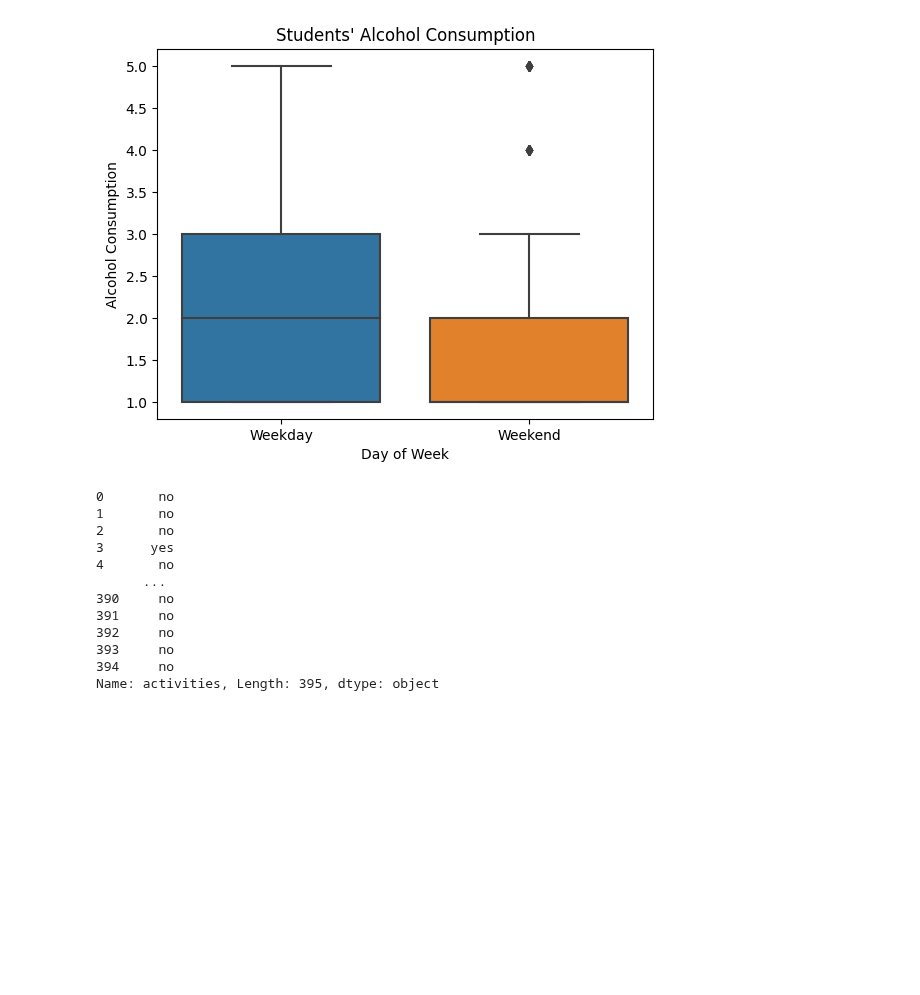
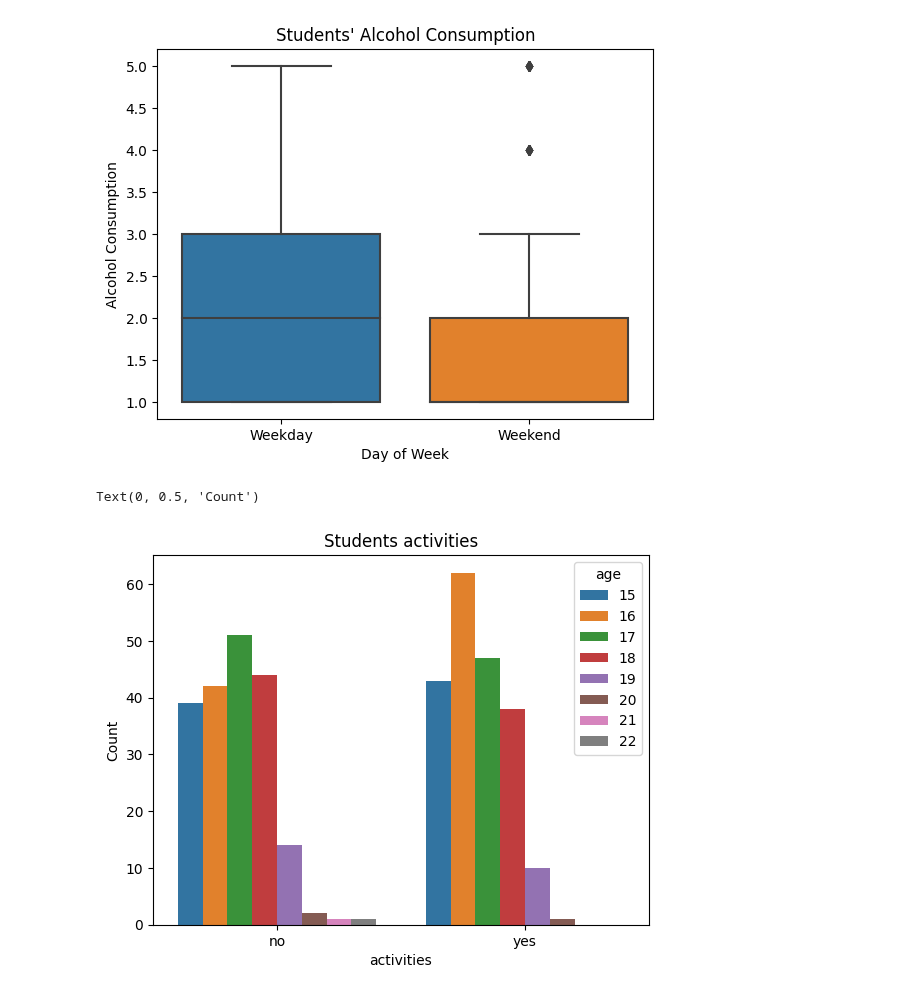
Before and after one commit to latifkara/dataScienceProjects, a Jupyter notebook: School_Conumption/SchoolConsumption.ipynb, the cells around one changed output. Saved outputs shown, nothing was run; the diff lists cells and outputs as text; code cells hidden in the pictures; blank space fills up the shorter version.

Commit message:
School Project | update

```diff
--- a/School_Conumption/SchoolConsumption.ipynb
+++ b/School_Conumption/SchoolConsumption.ipynb
@@ -300,17 +314,9 @@ Text(0, 0.5, 'Alcohol Consumption')
 [figure]
 # %%
 plt.title('Students activities')
-sns.countplot(x='activities)
+sns.countplot(x='activities', data=school_df, hue='age')
+plt.xlabel('activities')
+plt.ylabel('Count')
 # %% [output]
-0       no
-1       no
-2       no
-3      yes
-4       no
-      ...
-390     no
-391     no
-392     no
-393     no
-394     no
-Name: activities, Length: 395, dtype: object
+Text(0, 0.5, 'Count')
+[figure, added]
```
Also changed, not shown: parts of 1 cell of this notebook.
